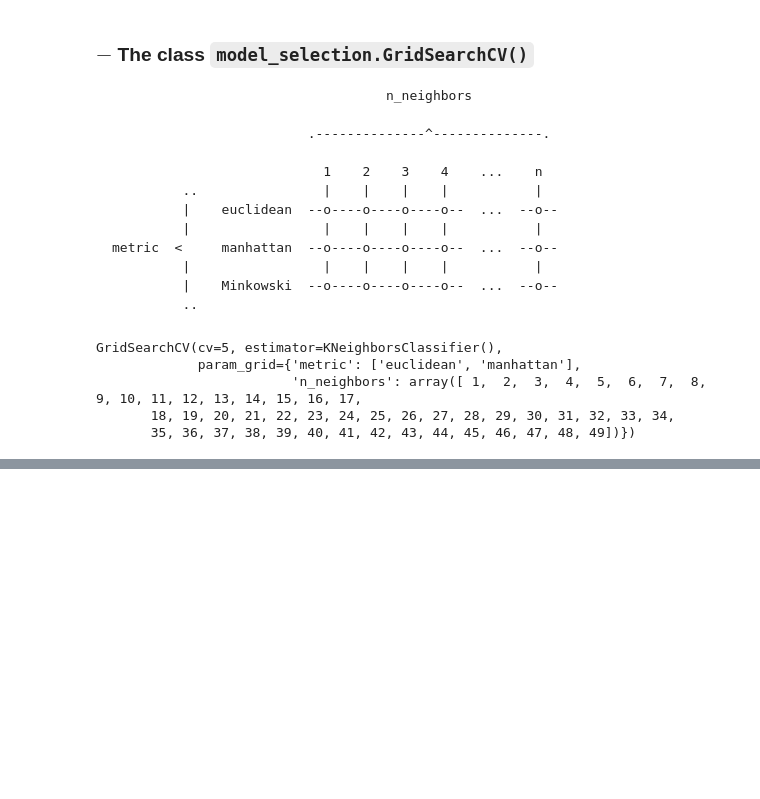
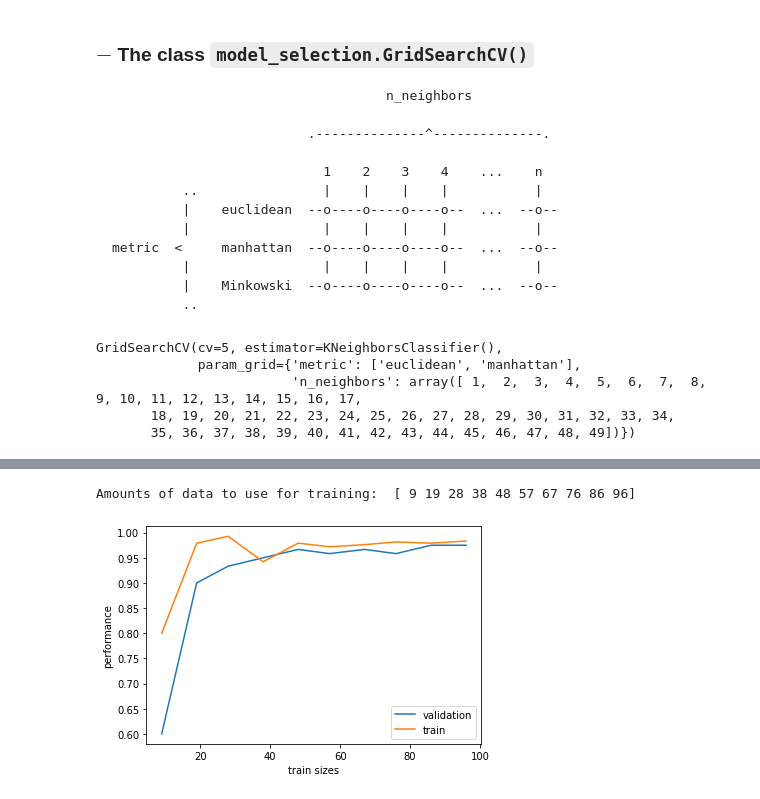
Before and after one commit to mahtat555/Regression, a Jupyter notebook: _sklearn/cross_validation.ipynb, the cells around one changed output, grey strips where cells are left out. Drawn from its saved outputs; the diff is of its cells as text; code cells hidden in the pictures; blank space fills up the shorter version.

Commit message:
Evaluate the performance of our model and learning curve

```diff
--- a/_sklearn/cross_validation.ipynb
+++ b/_sklearn/cross_validation.ipynb
@@ -215,0 +238,25 @@ Test score:  0.9333333333333333
+# %%
+from sklearn.model_selection import learning_curve
+
+# Create a classification model
+model = KNeighborsClassifier()
+
+# Amounts of data to use for training
+train_sizes = np.linspace(0.1, 1.0, 10)
+
+# Create learning curve
+N, train_score, val_score = learning_curve(
+    model, X_train, y_train, train_sizes=train_sizes, cv=5)
+print("Amounts of data to use for training: ", N)
+
+# plot the learning curve
+# validation score
+plt.plot(N, val_score.mean(axis=1), label="validation")
+# train score
+plt.plot(N, train_score.mean(axis=1), label="train")
+plt.ylabel("performance")
+plt.xlabel("train sizes")
+_ = plt.legend()
+# %% [output]
+Amounts of data to use for training:  [ 9 19 28 38 48 57 67 76 86 96]
+[figure, added]
```
Also changed, not shown: parts of 9 cells of this notebook.
